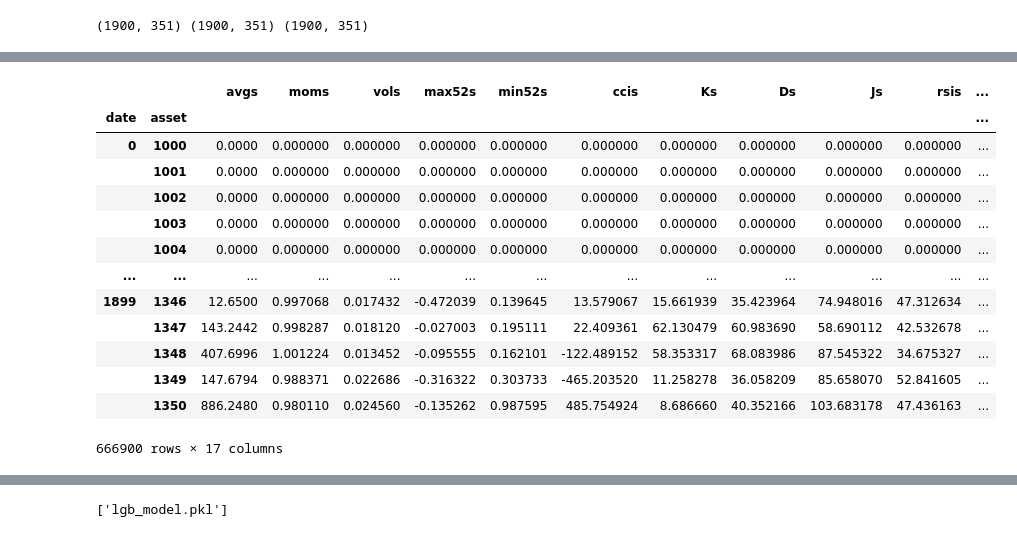
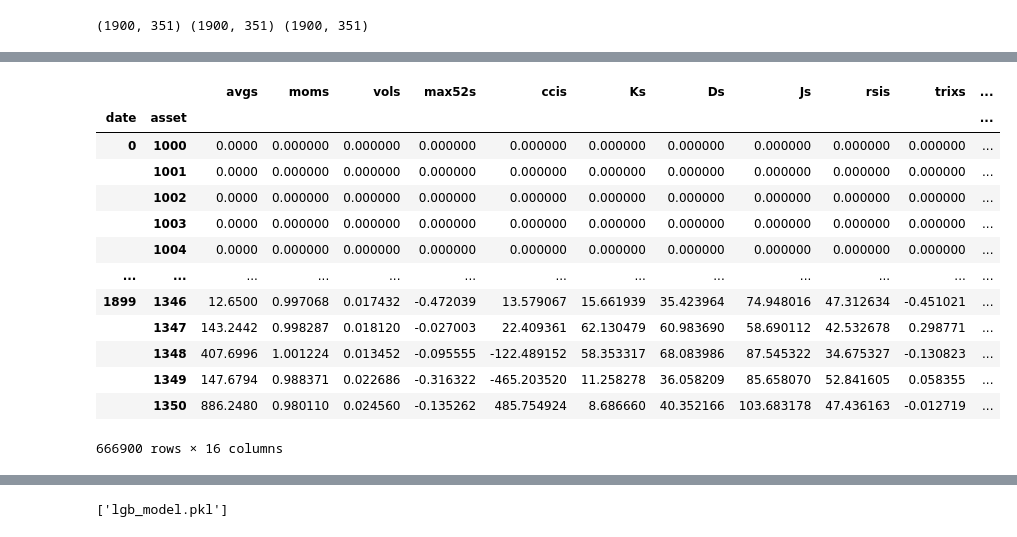
Before and after one commit to VoidFly/JKQ, a Jupyter notebook: research_lyh.ipynb, the cells around one changed output, grey strips where cells are left out. Cells and saved outputs as stored; diff of their text form; code cells hidden in the pictures.

```diff
--- a/research_lyh.ipynb
+++ b/research_lyh.ipynb
@@ -145,28 +145,28 @@ endtime = time.time()
 # %%
 factors=pd.DataFrame()
 factors['avgs']=pd.DataFrame(avgs,columns=stocks).stack()
 factors['moms']=pd.DataFrame(moms,columns=stocks).stack()
 factors['vols']=pd.DataFrame(vols,columns=stocks).stack()
 factors['max52s']=pd.DataFrame(max52s,columns=stocks).stack()
-factors['min52s']=pd.DataFrame(min52s,columns=stocks).stack()
+#factors['min52s']=pd.DataFrame(min52s,columns=stocks).stack()
 factors['ccis']=pd.DataFrame(ccis,columns=stocks).stack()
 factors['Ks']=pd.DataFrame(Ks,columns=stocks).stack()
 factors['Ds']=pd.DataFrame(Ds,columns=stocks).stack()
 factors['Js']=pd.DataFrame(Js,columns=stocks).stack()
 factors['rsis']=pd.DataFrame(rsis,columns=stocks).stack()
 factors['trixs']=pd.DataFrame(trixs,columns=stocks).stack()
 factors['willrs']=pd.DataFrame(willrs,columns=stocks).stack()
 factors['macds']=pd.DataFrame(macds,columns=stocks).stack()
 factors['natrs']=pd.DataFrame(natrs,columns=stocks).stack()
 factors['mfis']=pd.DataFrame(mfis,columns=stocks).stack()
 
 factors['closes']=pd.DataFrame(closes,columns=stocks).stack()
 factors['rts']=pd.DataFrame(rts,columns=stocks).stack()
 
 factors.index=factors.index.set_names(['date','asset'])
 factors
 # %% [output]
-|  |  | avgs | moms | vols | max52s | min52s | ccis | Ks | Ds | Js | rsis | ... |
+|  |  | avgs | moms | vols | max52s | ccis | Ks | Ds | Js | rsis | trixs | ... |
 | date | asset |  |  |  |  |  |  |  |  |  |  | ... |
 | 0 | 1000 | 0.0000 | 0.000000 | 0.000000 | 0.000000 | 0.000000 | 0.000000 | 0.000000 | 0.000000 | 0.000000 | 0.000000 | ... |
 |  | 1001 | 0.0000 | 0.000000 | 0.000000 | 0.000000 | 0.000000 | 0.000000 | 0.000000 | 0.000000 | 0.000000 | 0.000000 | ... |
@@ -174,12 +174,12 @@ factors
 |  | 1003 | 0.0000 | 0.000000 | 0.000000 | 0.000000 | 0.000000 | 0.000000 | 0.000000 | 0.000000 | 0.000000 | 0.000000 | ... |
 |  | 1004 | 0.0000 | 0.000000 | 0.000000 | 0.000000 | 0.000000 | 0.000000 | 0.000000 | 0.000000 | 0.000000 | 0.000000 | ... |
 | ... | ... | ... | ... | ... | ... | ... | ... | ... | ... | ... | ... | ... |
-| 1899 | 1346 | 12.6500 | 0.997068 | 0.017432 | -0.472039 | 0.139645 | 13.579067 | 15.661939 | 35.423964 | 74.948016 | 47.312634 | ... |
-|  | 1347 | 143.2442 | 0.998287 | 0.018120 | -0.027003 | 0.195111 | 22.409361 | 62.130479 | 60.983690 | 58.690112 | 42.532678 | ... |
-|  | 1348 | 407.6996 | 1.001224 | 0.013452 | -0.095555 | 0.162101 | -122.489152 | 58.353317 | 68.083986 | 87.545322 | 34.675327 | ... |
-|  | 1349 | 147.6794 | 0.988371 | 0.022686 | -0.316322 | 0.303733 | -465.203520 | 11.258278 | 36.058209 | 85.658070 | 52.841605 | ... |
-|  | 1350 | 886.2480 | 0.980110 | 0.024560 | -0.135262 | 0.987595 | 485.754924 | 8.686660 | 40.352166 | 103.683178 | 47.436163 | ... |
+| 1899 | 1346 | 12.6500 | 0.997068 | 0.017432 | -0.472039 | 13.579067 | 15.661939 | 35.423964 | 74.948016 | 47.312634 | -0.451021 | ... |
+|  | 1347 | 143.2442 | 0.998287 | 0.018120 | -0.027003 | 22.409361 | 62.130479 | 60.983690 | 58.690112 | 42.532678 | 0.298771 | ... |
+|  | 1348 | 407.6996 | 1.001224 | 0.013452 | -0.095555 | -122.489152 | 58.353317 | 68.083986 | 87.545322 | 34.675327 | -0.130823 | ... |
+|  | 1349 | 147.6794 | 0.988371 | 0.022686 | -0.316322 | -465.203520 | 11.258278 | 36.058209 | 85.658070 | 52.841605 | 0.058355 | ... |
+|  | 1350 | 886.2480 | 0.980110 | 0.024560 | -0.135262 | 485.754924 | 8.686660 | 40.352166 | 103.683178 | 47.436163 | -0.012719 | ... |
-666900 rows × 17 columns
+666900 rows × 16 columns
 # %%
 factors.to_csv('./data/factors_all.csv')
 # %%
```
Also changed, not shown: parts of 3 cells of this notebook, 2 other files.
